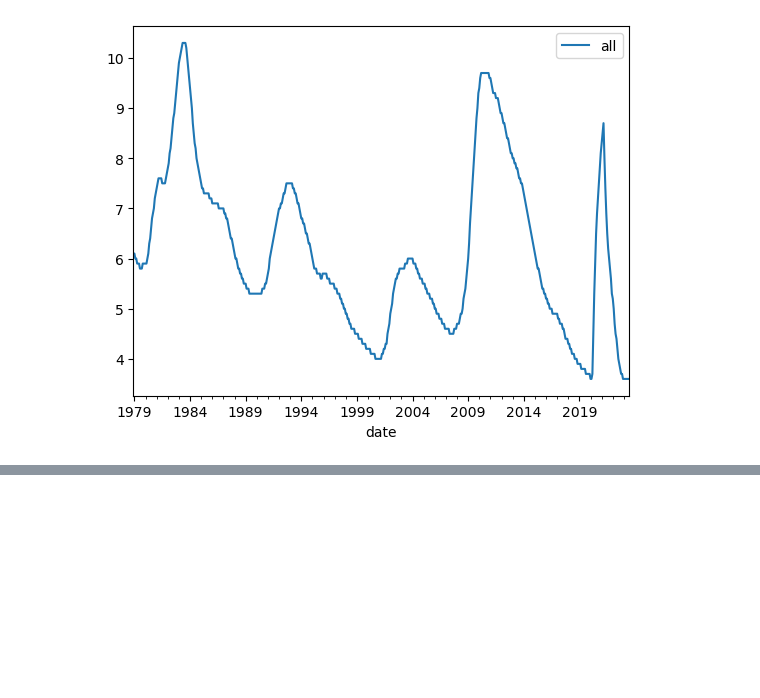
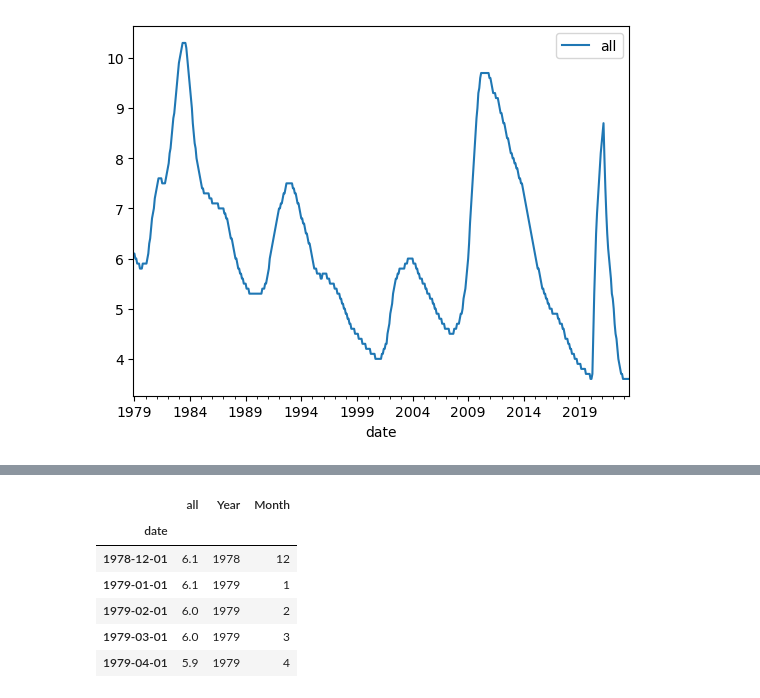
Before and after one commit to Aquamarine278/AI-Bootcamp-Project-1, a Jupyter notebook: unemployment_data.ipynb, the cells around one changed output, grey strips where cells are left out. Drawn from its saved outputs; the diff is of its cells as text; code cells hidden in the pictures; blank space fills up the shorter version.

```diff
--- a/unemployment_data.ipynb
+++ b/unemployment_data.ipynb
@@ -118,0 +143,12 @@ unemployment_df.plot()
+# %%
+# Rename year and month columns
+unemployment_df = unemployment_df.rename(columns={'year': 'Year', 'month': 'Month'})
+unemployment_df.head()
+# %% [output]
+|  | all | Year | Month |
+| date |  |  |  |
+| 1978-12-01 | 6.1 | 1978 | 12 |
+| 1979-01-01 | 6.1 | 1979 | 1 |
+| 1979-02-01 | 6.0 | 1979 | 2 |
+| 1979-03-01 | 6.0 | 1979 | 3 |
+| 1979-04-01 | 5.9 | 1979 | 4 |
```
Also changed, not shown: parts of 2 cells of this notebook.
